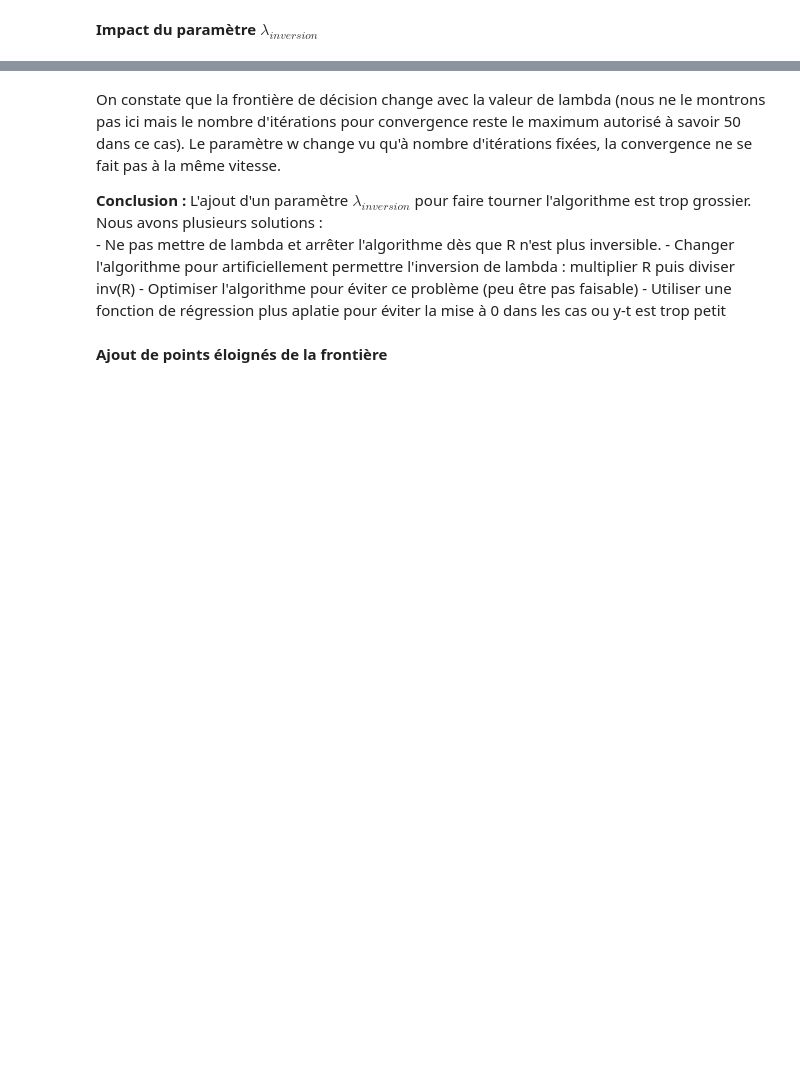
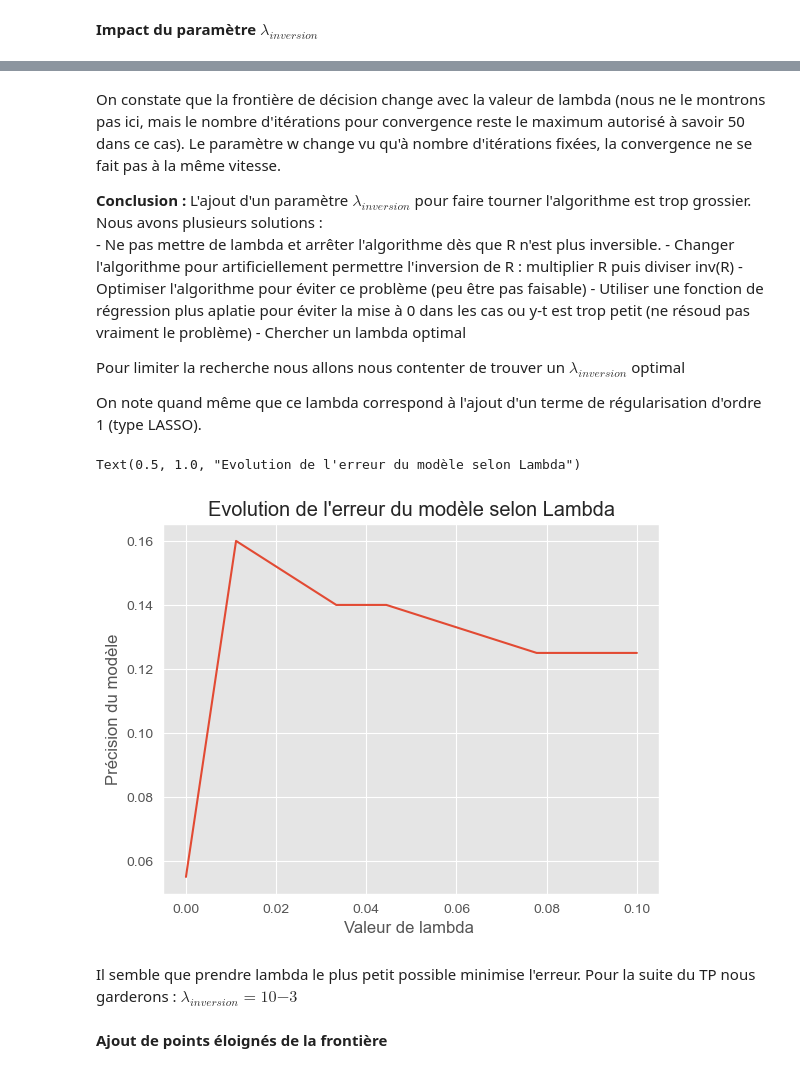
Before and after one commit to VictorCilleros/ML, a Jupyter notebook: TP3_archive/TP3_logistic_regression.ipynb, the cells around one changed output, grey strips where cells are left out. Saved outputs shown, nothing was run; the diff lists cells and outputs as text; code cells hidden in the pictures; blank space fills up the shorter version.

Commit message:
Ajout graphes sur lambda optimal

```diff
--- a/TP3_archive/TP3_logistic_regression.ipynb
+++ b/TP3_archive/TP3_logistic_regression.ipynb
@@ -210,5 +211,5 @@ plt.show()
 # %% [markdown]
-On constate que la frontière de décision change avec la valeur de lambda (nous ne le montrons pas ici mais le nombre d'itérations pour convergence reste le maximum autorisé à savoir 50 dans ce cas).
+On constate que la frontière de décision change avec la valeur de lambda (nous ne le montrons pas ici, mais le nombre d'itérations pour convergence reste le maximum autorisé à savoir 50 dans ce cas).
 Le paramètre w change vu qu'à nombre d'itérations fixées, la convergence ne se fait pas à la même vitesse.
 
 **Conclusion :**
@@ -216,9 +217,31 @@ L'ajout d'un paramètre $\lambda_{inversion}$ pour faire tourner l'algorithme es
 Nous avons plusieurs solutions :
 \
     - Ne pas mettre de lambda et arrêter l'algorithme dès que R n'est plus inversible.
-    - Changer l'algorithme pour artificiellement permettre l'inversion de lambda : multiplier R puis diviser inv(R)
+    - Changer l'algorithme pour artificiellement permettre l'inversion de R : multiplier R puis diviser inv(R)
     - Optimiser l'algorithme pour éviter ce problème (peu être pas faisable)
-    - Utiliser une fonction de régression plus aplatie pour éviter la mise à 0 dans les cas ou y-t est trop petit
+    - Utiliser une fonction de régression plus aplatie pour éviter la mise à 0 dans les cas ou y-t est trop petit (ne résoud pas vraiment le problème)
+    - Chercher un lambda optimal
+
+Pour limiter la recherche nous allons nous contenter de trouver un $\lambda_{inversion}$ optimal
+
+On note quand même que ce lambda correspond à l'ajout d'un terme de régularisation d'ordre 1 (type LASSO).
+# %%
+tabError=[]
+Lambda = 1e-3
+for l in range(0,100,10):
+    w, Niter = regression_logistique(X, t,Nitermax = 50,eps_conv=1e-3,Lambda=Lambda+l*0.001)
+    t_pred = thread(sigmoid(X_test@w))
+    tabError.append(1-accuracy_score(t_pred,t_test))
+plt.plot(np.linspace(0,0.1,10),tabError)
+plt.xlabel("Valeur de lambda ")
+plt.ylabel("Précision du modèle")
+plt.title("Evolution de l'erreur du modèle selon Lambda")
+# %% [output]
+Text(0.5, 1.0, "Evolution de l'erreur du modèle selon Lambda")
+[figure, added]
+# %% [markdown]
+Il semble que prendre lambda le plus petit possible minimise l'erreur.
+Pour la suite du TP nous garderons : $\lambda_{inversion} = 10{-3}$
 # %% [markdown]
 **Ajout de points éloignés de la frontière**
 # %%
```
Also changed, not shown: parts of 6 cells of this notebook.
